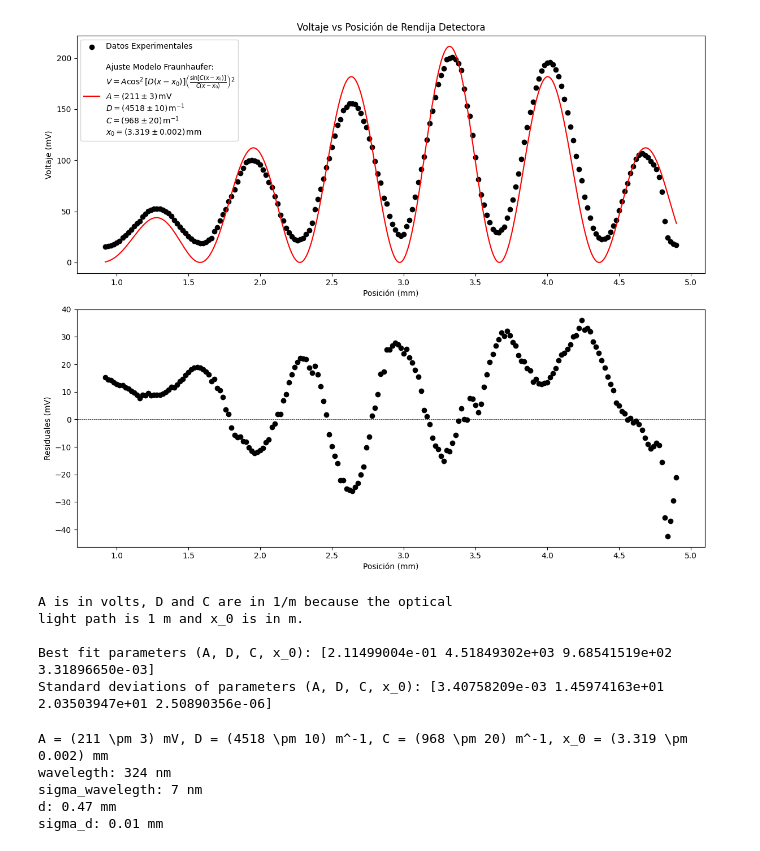
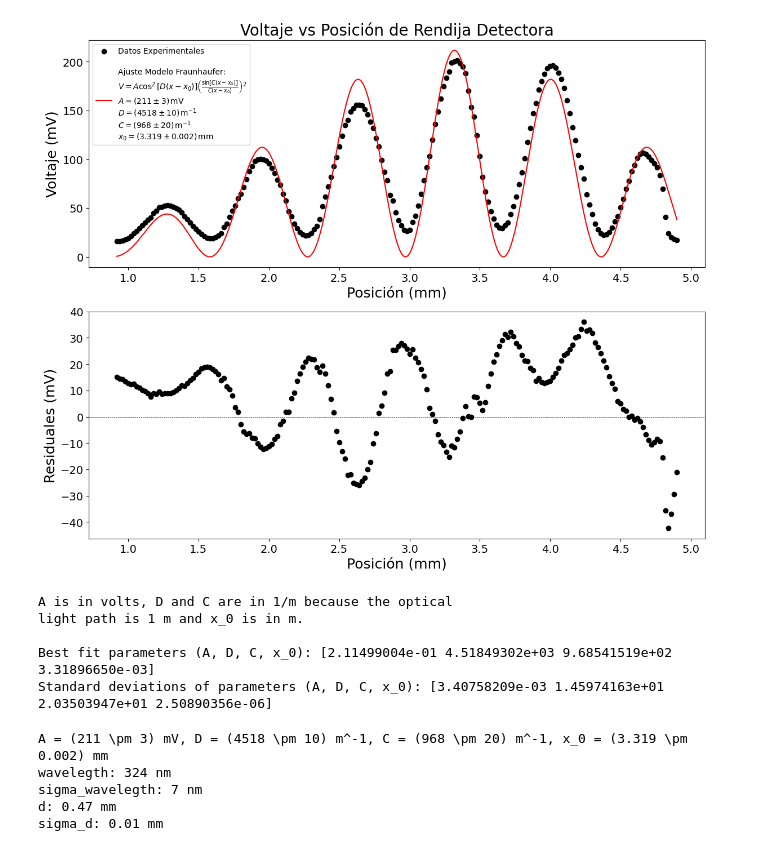
Before and after one commit to afgomezg1/LaboratorioIntermedio-Doble-Rendija, a Jupyter notebook: ajusteLaserDobleRendija.ipynb, the cells around one changed output. Drawn from its saved outputs; the diff is of its cells as text; code cells hidden in the pictures.

```diff
--- a/ajusteLaserDobleRendija.ipynb
+++ b/ajusteLaserDobleRendija.ipynb
@@ -1,4 +1,5 @@
 # %%
+from tkinter import font
 import numpy as np
 import pandas as pd
 import matplotlib.pyplot as plt
@@ -46,40 +47,43 @@ fig, axs = plt.subplots(2, 1, figsize=(12, 10))
 
 # Plot original data and best fit curve
 axs[0].scatter(df['x']*1e3, df['y']*1e3, color='black', label='Datos Experimentales')
 axs[0].plot(x_values*1e3, model_function(x_values, *popt)*1e3, color='red', label='\nAjuste Modelo Fraunhaufer:\n' + \
     r'$V = A \cos^2[D (x - x_0)] \left(\frac{\sin[C (x - x_0)]}{C (x - x_0)}\right)^2$' + \
     '\n' + \
     r'$A = (211 \pm 3) \, \text{mV}$' + '\n' + \
     r'$D = (4518 \pm 10) \, \text{m}^{-1}$' + '\n' + \
     r'$C = (968 \pm 20) \, \text{m}^{-1}$' + '\n' + \
     r'$x_0 = (3.319 \pm 0.002) \, \text{mm}$')
 # axs[0].plot(x_values, diffraction_term(x_values, *popt), color='purple', label='Diffraction Term')
 # axs[0].plot(x_values, interference_term(x_values, *popt), color='orange', label='Interference Term')
-axs[0].set_xlabel('Posición (mm)')
-axs[0].set_ylabel('Voltaje (mV)')
-axs[0].set_title('Voltaje vs Posición de Rendija Detectora')
-axs[0].legend()
+axs[0].set_xlabel('Posición (mm)', fontsize=18)
+axs[0].set_ylabel('Voltaje (mV)', fontsize=18)
+axs[0].set_title('Voltaje vs Posición de Rendija Detectora', fontsize=20)
+axs[0].legend(fontsize=10)
+axs[0].tick_params(axis='both', which='major', labelsize=14)
 
 # Plot residuals
 axs[1].scatter(df['x']*1e3, residuals*1e3, label='residuales', color='black')
 axs[1].axhline(y=0, color='black', linestyle='--', linewidth=0.5)
-axs[1].set_xlabel('Posición (mm)')
-axs[1].set_ylabel('Residuales (mV)')
+axs[1].set_xlabel('Posición (mm)', fontsize=18)
+axs[1].set_ylabel('Residuales (mV)', fontsize=18)
 # axs[1].set_title('Residuales')
 
 # Adjust layout
 plt.tight_layout()
+plt.xticks(fontsize=14)
+plt.yticks(fontsize=14)
 
 # Show the plot
 plt.show()
 
 # Print the best fit parameters and their standard deviations
 print("A is in volts, D and C are in 1/m because the optical \
     \nlight path is 1 m and x_0 is in m.\n")
 print("Best fit parameters (A, D, C, x_0):", popt)
 print("Standard deviations of parameters (A, D, C, x_0):", np.sqrt(np.diag(pcov)))
 # %% [output]
-[figure, old version]
+[figure, new version]
 A is in volts, D and C are in 1/m because the optical
 light path is 1 m and x_0 is in m.
 
```
Also changed, not shown: parts of 1 cell of this notebook, 2 other files.
